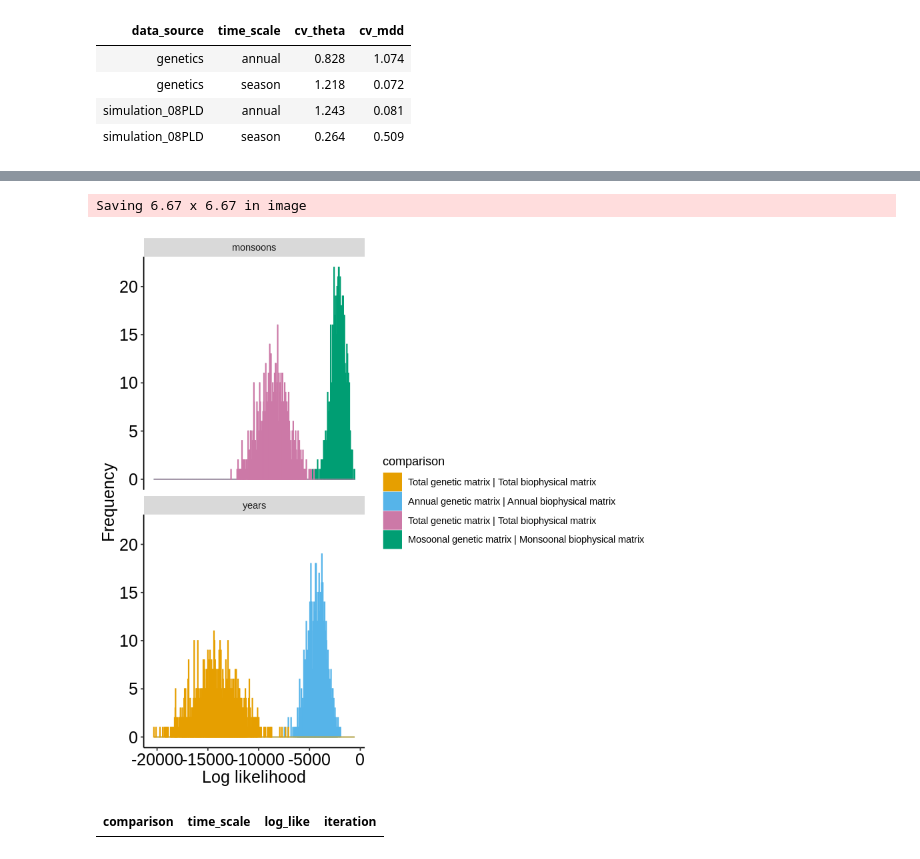
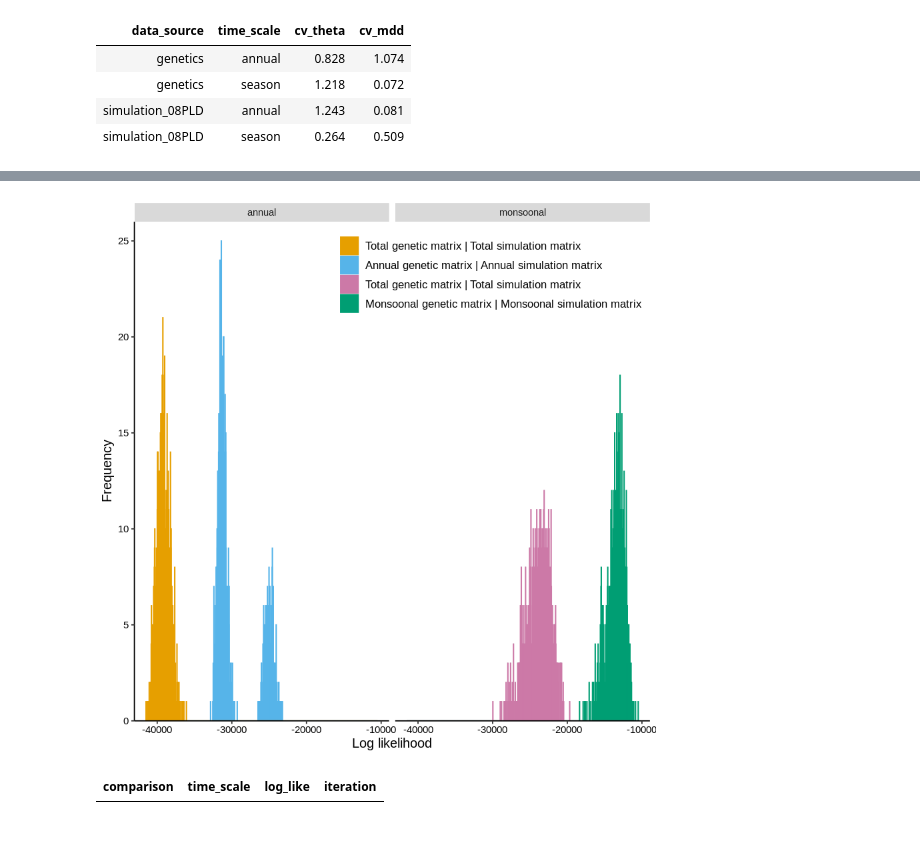
Before and after one commit to pinskylab/CamotesROMS, a Jupyter notebook: notebooks/process_ROMS_kernels.ipynb, the cells around one changed output, grey strips where cells are left out. Saved outputs shown, nothing was run; the diff lists cells and outputs as text; code cells hidden in the pictures.

Commit message:
before improving formatting scripts

```diff
--- a/notebooks/process_ROMS_kernels.ipynb
+++ b/notebooks/process_ROMS_kernels.ipynb
@@ -652,7 +634,7 @@ CVPlotAnnual
 # %%
 #likelihood plot
-BootLike <- fread(file="~/oceanography/script_output/KernelFits/summary_tables/BootstrappedBiophysicalLikelihoods08DayPLDSubSampleSim.csv")[
-    ,time_scale := ifelse(time_scale %like% "monsoon", "monsoons", "years")]
+BootLike <- fread(file="~/oceanography/script_output/KernelFits/summary_tables/BootstrappedBiophysicalLikelihoods08DayPLD.csv")[
+    ,time_scale := ifelse(time_scale %like% "monsoon", "monsoonal", "annual")]
 
 head(BootLike)
 # %% [output]
@@ -670,33 +662,37 @@ head(BootLike)
 # %%
 cbbPalette <- c("#E69F00", "#56B4E9", "#CC79A7", "#009E73")#"#F0E442", "#0072B2", "#D55E00", "#CC79A7")
 #BootLike$comparison <- factor(BootLike$comparison, levels=c("gen_annual_bio_annual", "gen_total_bio_total", "mc"), labels=c("MBB", "MAA", "MCC"))
 
 
 likelihood_hist <- ggplot() +
     geom_histogram(data=BootLike, aes(x=log_like, fill=comparison, color = comparison), binwidth = 30) +
     ylab("Frequency") +
     xlab("Log likelihood")+
-    theme(legend.position = "right",
+    scale_y_continuous(expand = c(0,0), limits = c(0,26)) +
+    #scale_x_continuous(expand = c(0,0), limits = c(0,26)) +
+    theme(legend.title = element_blank(),
     legend.key=element_blank(),
+    legend.position = c(0.7, 0.9),
+    legend.text = element_text(colour="black", size = 10),
     panel.grid.major = element_blank(),
     panel.grid.minor = element_blank(),
     panel.background = element_blank(), #,
-    axis.line = element_line(colour = "black"),axis.text.x =  element_text(size=15, color="black"),#15 for publication, 20 for presentation #element_text(size=15, color="black", family="Helvetica"),
-    axis.title.y =  element_text(size=15, color="black"),
-    axis.title.x =  element_text(size=15, color="black"),#15 for publication, 20 for presentation #element_text(size=15, color="black", family="Helvetica"),
-    axis.text.y =  element_text(size=15, color="black"))+
+    axis.line = element_line(colour = "black"),
+    axis.title.y =  element_text(size=12, color="black"),
+    axis.title.x =  element_text(size=12, color="black"),#15 for publication, 20 for presentation #element_text(size=15, color="black", family="Helvetica"),
+    axis.text.y =  element_text(size=9, color="black"),
+    axis.text.x =  element_text(size=9, color="black"))+
     scale_colour_manual(values=cbbPalette, breaks=c("gen_total_bio_total","gen_annual_bio_annual","gen_monsoonal_bio_total", "gen_monsoonal_bio_monsoonal"),
-                      labels=my.labs)+
+                      labels=c("Total genetic matrix | Total simulation matrix", "Annual genetic matrix | Annual simulation matrix", "Total genetic matrix | Total simulation matrix", "Monsoonal genetic matrix | Monsoonal simulation matrix"))+
     scale_fill_manual(values=cbbPalette, breaks=c("gen_total_bio_total","gen_annual_bio_annual","gen_monsoonal_bio_total", "gen_monsoonal_bio_monsoonal"),
-                      labels=my.labs)+
-    facet_wrap(~  time_scale, ncol = 1)
+                      labels=c("Total genetic matrix | Total simulation matrix", "Annual genetic matrix | Annual simulation matrix", "Total genetic matrix | Total simulation matrix", "Monsoonal genetic matrix | Monsoonal simulation matrix"))+
+    facet_wrap(~ time_scale, ncol = 2)
 
 likelihood_hist
 
-ggsave(filename="BootstrappedLikelihoodComparisonBothTimeScalesHistogram.png", plot= likelihood_hist, path="~/oceanography/script_output/plots/" )
+#ggsave(filename="BootstrappedLikelihoodComparisonBothTimeScalesHistogram.pdf", plot= likelihood_hist, path="~/oceanography/script_output/plots/")
 # %% [output]
-Saving 6.67 x 6.67 in image
-[figure, old version]
+[figure, new version]
 # %%
 BootLike[time_scale=="years" &log_like > -10000]
 # %% [output]
```
Also changed, not shown: parts of 36 cells of this notebook, 10 other files.
